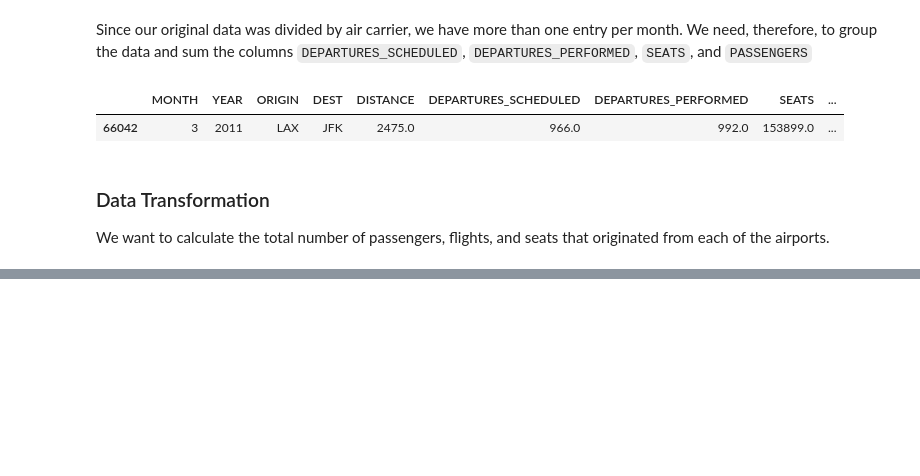
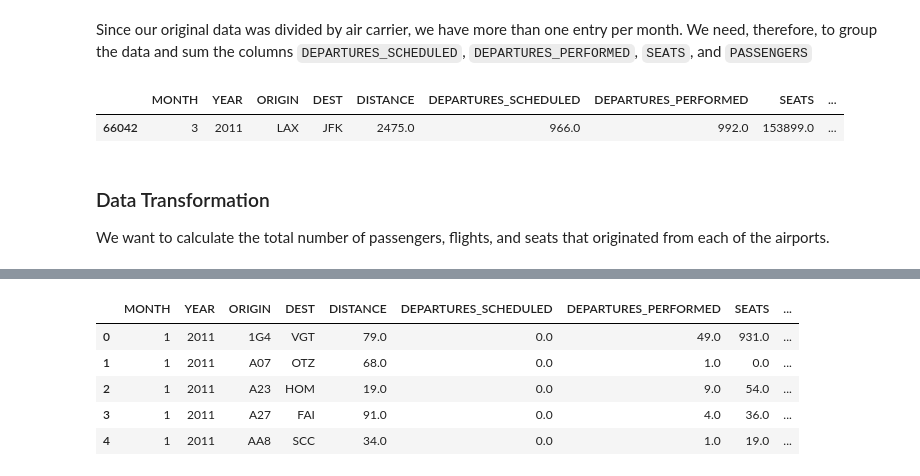
Before and after one commit to henrique-britoleao/air_passenger_traffic, a Jupyter notebook: data_treating.ipynb, the cells around one changed output, grey strips where cells are left out. Drawn from its saved outputs; the diff is of its cells as text; code cells hidden in the pictures; blank space fills up the shorter version.

```diff
--- a/data_treating.ipynb
+++ b/data_treating.ipynb
@@ -254,0 +261,10 @@ origin_totals.head()
+# %%
+flight = pd.merge(flight, origin_totals, on=['MONTH', 'YEAR', 'ORIGIN'], how='outer')
+flight.head()
+# %% [output]
+|  | MONTH | YEAR | ORIGIN | DEST | DISTANCE | DEPARTURES_SCHEDULED | DEPARTURES_PERFORMED | SEATS | ... |
+| 0 | 1 | 2011 | 1G4 | VGT | 79.0 | 0.0 | 49.0 | 931.0 | ... |
+| 1 | 1 | 2011 | A07 | OTZ | 68.0 | 0.0 | 1.0 | 0.0 | ... |
+| 2 | 1 | 2011 | A23 | HOM | 19.0 | 0.0 | 9.0 | 54.0 | ... |
+| 3 | 1 | 2011 | A27 | FAI | 91.0 | 0.0 | 4.0 | 36.0 | ... |
+| 4 | 1 | 2011 | AA8 | SCC | 34.0 | 0.0 | 1.0 | 19.0 | ... |
```
Also changed, not shown: parts of 4 cells of this notebook.
